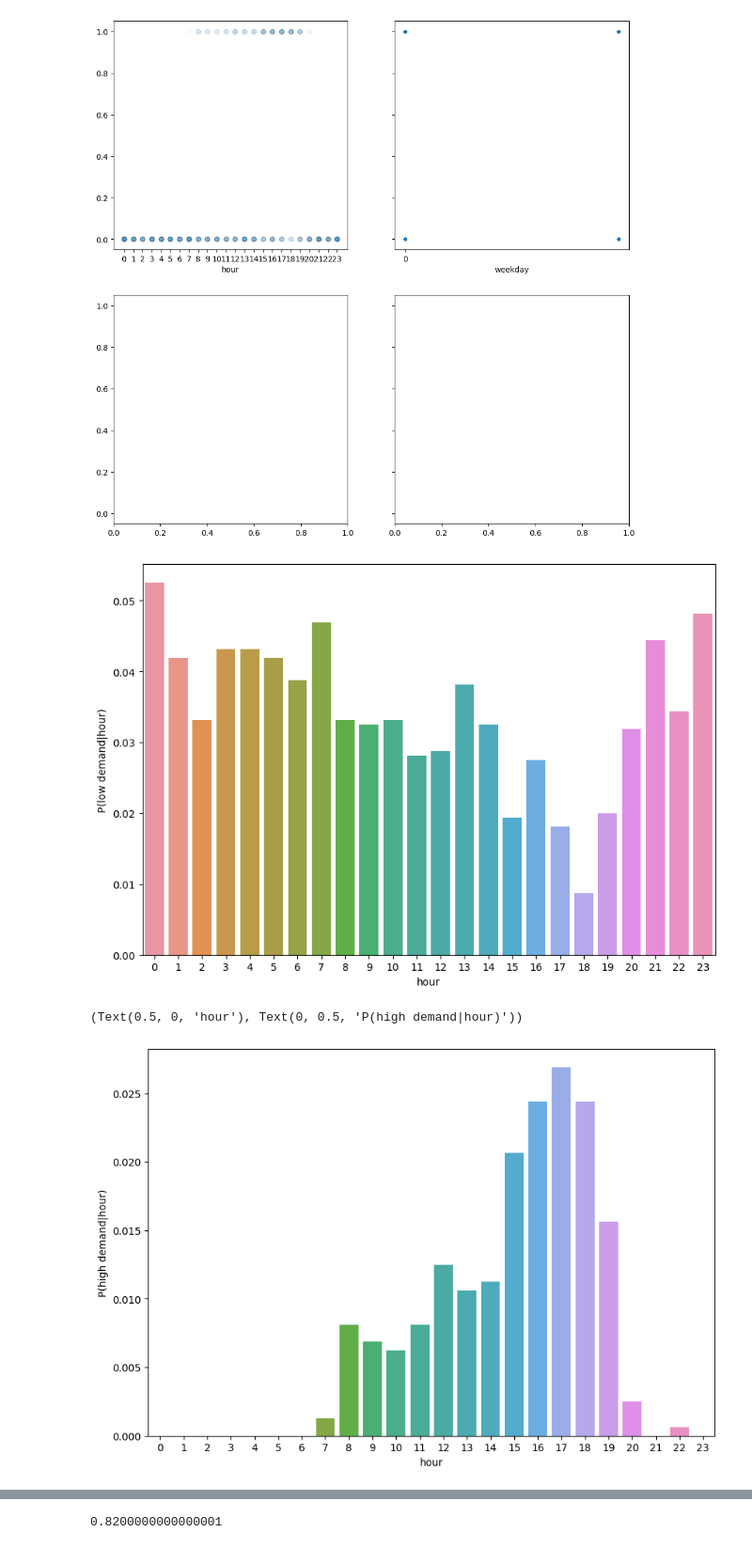
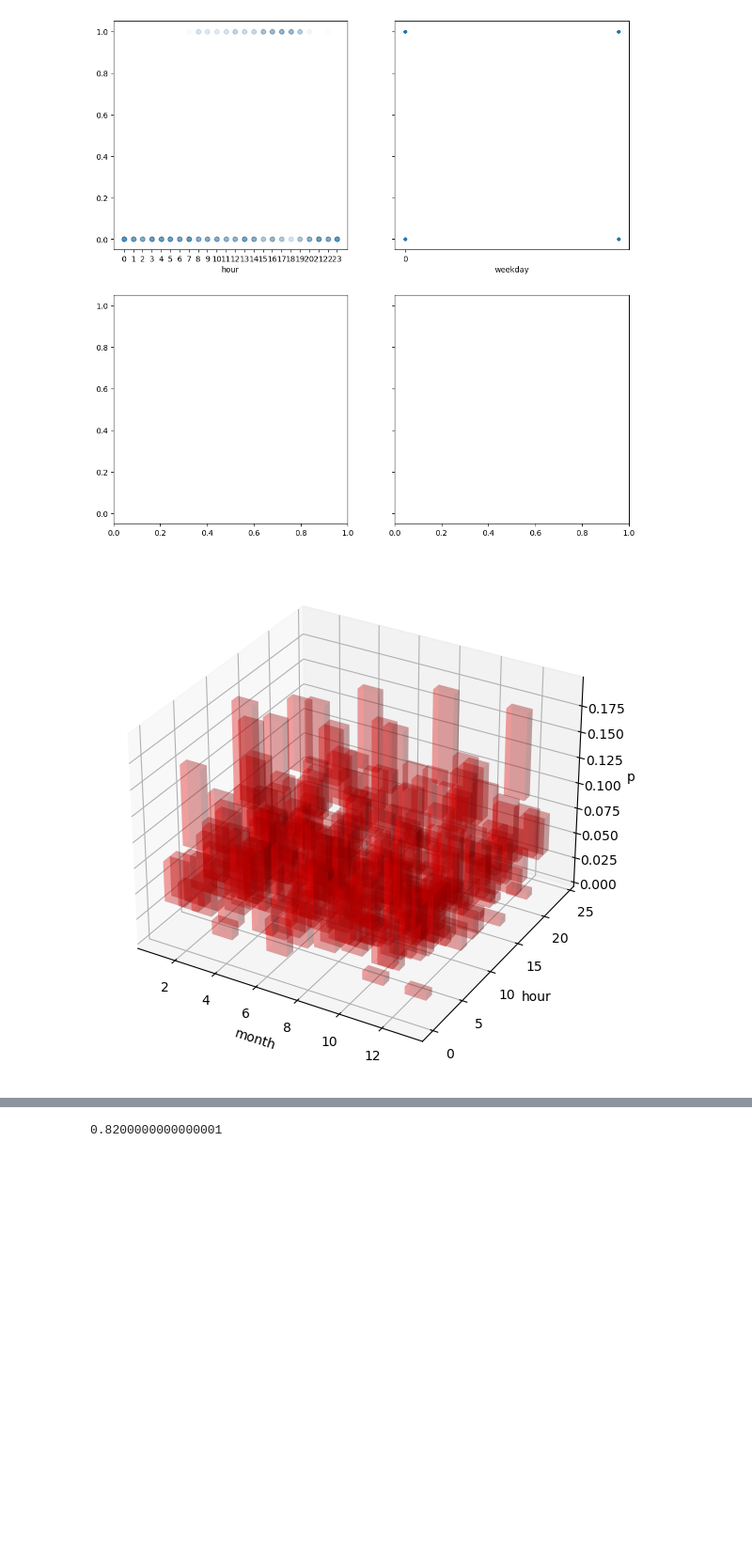
Before and after one commit to SunAndClouds/SML-Project, a Jupyter notebook: Exploratory Data Analysis.ipynb, the cells around one changed output, grey strips where cells are left out. Shown at 94% size. Drawn from its saved outputs; the diff is of its cells as text; code cells hidden in the pictures; blank space fills up the shorter version.

```diff
--- a/Exploratory Data Analysis.ipynb
+++ b/Exploratory Data Analysis.ipynb
@@ -47,8 +47,18 @@ plt.show()
 # %% [output]
 [figure]
 # %%
+temporal_data = data[["hour_of_day", "weekday", "month", "increase_stock_binary"]]
+
+hour = temporal_data["hour_of_day"].to_numpy()
+weekday = temporal_data["weekday"].to_numpy()
+month = temporal_data["month"].to_numpy()
+demand = temporal_data["increase_stock_binary"].to_numpy()
+
+
 P_cond_low = (hour[:,None] == np.arange(24)) * (demand[:,None] == 0)
 P_cond_low = P_cond_low.astype(float)
+
+
 
 P_cond_high = (hour[:,None] == np.arange(24)) * (demand[:,None] ==1)
 P_cond_high = P_cond_high.astype(float)
@@ -58,7 +68,44 @@ plt.xlabel("hour"), plt.ylabel("P(low demand|hour)")
 plt.show()
 sns.barplot(x=np.arange(24), y=P_cond_high.mean(0))
 plt.xlabel("hour"), plt.ylabel("P(high demand|hour)")
-# %% [output]
-[figure, removed]
-(Text(0.5, 0, 'hour'), Text(0, 0.5, 'P(high demand|hour)'))
-[figure, removed]
+# %%
+temporal_data = data[["hour_of_day", "weekday", "month", "increase_stock_binary"]]
+temporal_data.head()
+hour = temporal_data["hour_of_day"].to_numpy()
+# weekday = temporal_data["weekday"].to_numpy()
+# month = temporal_data["month"].to_numpy()
+demand = temporal_data["increase_stock_binary"].to_numpy()
+p_total=[]
+for i in range (1,13):
+    hour = temporal_data[temporal_data["month"]==i]["hour_of_day"].to_numpy()
+    demand = temporal_data[temporal_data["month"]==i]["increase_stock_binary"].to_numpy()
+    P_cond_low = (hour[:,None] == np.arange(24)) * (demand[:,None] == 0)
+    P_cond_low = P_cond_low.astype(float)
+    p_total.append(P_cond_low.mean(0))
+p_total=np.array(p_total)
+
+
+fig = plt.figure()
+ax = fig.add_subplot(111, projection='3d')
+
+# 绘制三维散点图
+# ax.scatter(np.arange(12), np.arange(24), p_total)
+
+# ax.bar3d(np.arange(1,13).repeat(24), np.tile(np.arange(24), 12), \
+#            (p_total).flatten(), c=(p_total).flatten(), cmap='Reds', s=(p_total).flatten()*200, marker='o')
+
+ax.bar3d(np.arange(1,13).repeat(24), np.tile(np.arange(24), 12), \
+           (p_total).flatten(), dx=1,dy=1,dz=(p_total).flatten(),\
+                color='r', alpha=0.2, zsort='average')
+
+#dx是柱子的宽度，dy是柱子的深度，dz是柱子的高度,zsort是柱子的排序规则，average表示按照z轴的均值排序
+
+# 设置坐标轴标签
+ax.set_xlabel('month')
+ax.set_ylabel('hour')
+ax.set_zlabel('p')
+
+# 显示图形
+plt.show()
+# %% [output]
+[figure, added]
```
Also changed, not shown: parts of 1 cell of this notebook.
